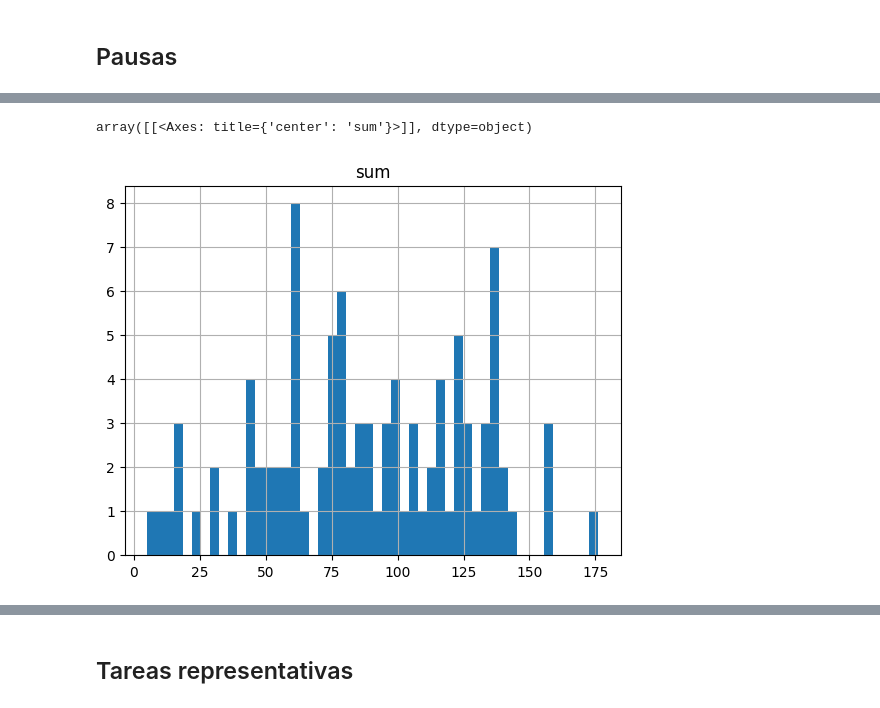
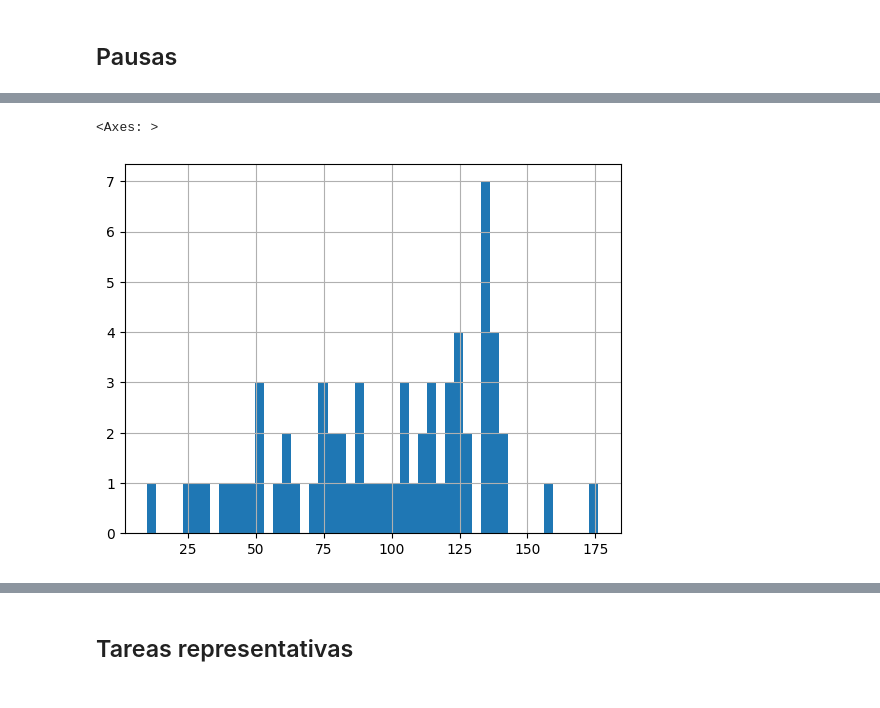
Before and after one commit to juanmedina-seti/bancow_genai, a Jupyter notebook: src/QACierreCaliMemV2/analisis.ipynb, the cells around one changed output, grey strips where cells are left out. Drawn from its saved outputs; the diff is of its cells as text; code cells hidden in the pictures.

```diff
--- a/src/QACierreCaliMemV2/analisis.ipynb
+++ b/src/QACierreCaliMemV2/analisis.ipynb
@@ -117,5 +117,6 @@ df_sum_pausas=df[df["PAUSA"]].groupby("FECHA_CIERRE", as_index=False)["DURACION_
 df_sum_pausas.set_index("FECHA_CIERRE", inplace=True)
 df_sum_pausas.rename(columns={"DURACION_MIN":"DURACION_PAUSAS"},inplace=True)
 df_sum=df_sum.join(df_sum_pausas,)
+df_sum["SIN_PAUSA"]=df_sum.TOTAL - df_sum.DURACION_PAUSAS
 df_sum
 # %% [output]
@@ -140,0 +150,4 @@ df_sum.plot(subplots=False)
+# %%
+plt.figure(figsize=(20,5))
+df_sum_parcial=df_sum.query("index >= '2024-09-01' ")
+df_sum_parcial["DURACION_PAUSAS"].plot.bar()
@@ -141,5 +157,5 @@ df_sum.plot(subplots=False)
 # %%
-df_sum.groupby(["FECHA_CIERRE"], )["DURACION_PAUSAS"].agg(["sum"]	).hist(bins=50)
+df_sum_parcial["DURACION_PAUSAS"].hist(bins=50)
 # %% [output]
-array([[<Axes: title={'center': 'sum'}>]], dtype=object)
+<Axes: >
-[figure, old version]
+[figure, new version]
```
Also changed, not shown: parts of 20 cells of this notebook, 2 other files.
